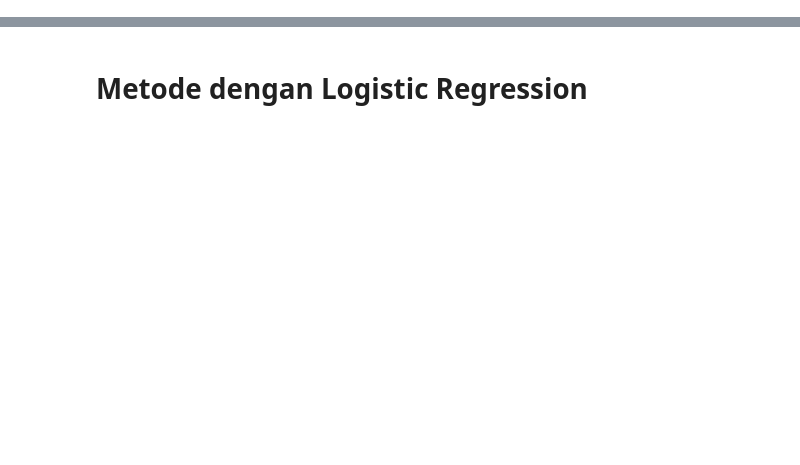
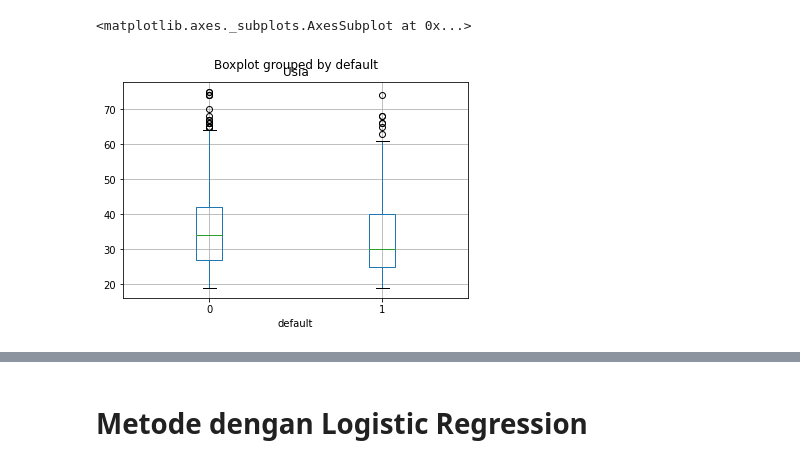
Before and after one commit to IndraLukasTjahaja/Python201_Modeling, a Jupyter notebook: Credit_Risk_In_Banking_Fintech.ipynb, the cells around one changed output, grey strips where cells are left out. Saved outputs shown, nothing was run; the diff lists cells and outputs as text; code cells hidden in the pictures; blank space fills up the shorter version.

```diff
--- a/Credit_Risk_In_Banking_Fintech.ipynb
+++ b/Credit_Risk_In_Banking_Fintech.ipynb
@@ -118,3 +224,9 @@ df.boxplot(by='default',column=['age'])
+# %%
+# Menambahkan by di fungsi boxplot
+df.boxplot(by='default',column=['Usia'])
+# %% [output]
+<matplotlib.axes._subplots.AxesSubplot at 0x...>
+[figure, added]
 # %%
 ## III.2.6 Korelasi Antar Variabel
 
```
Also changed, not shown: parts of 90 cells of this notebook.
